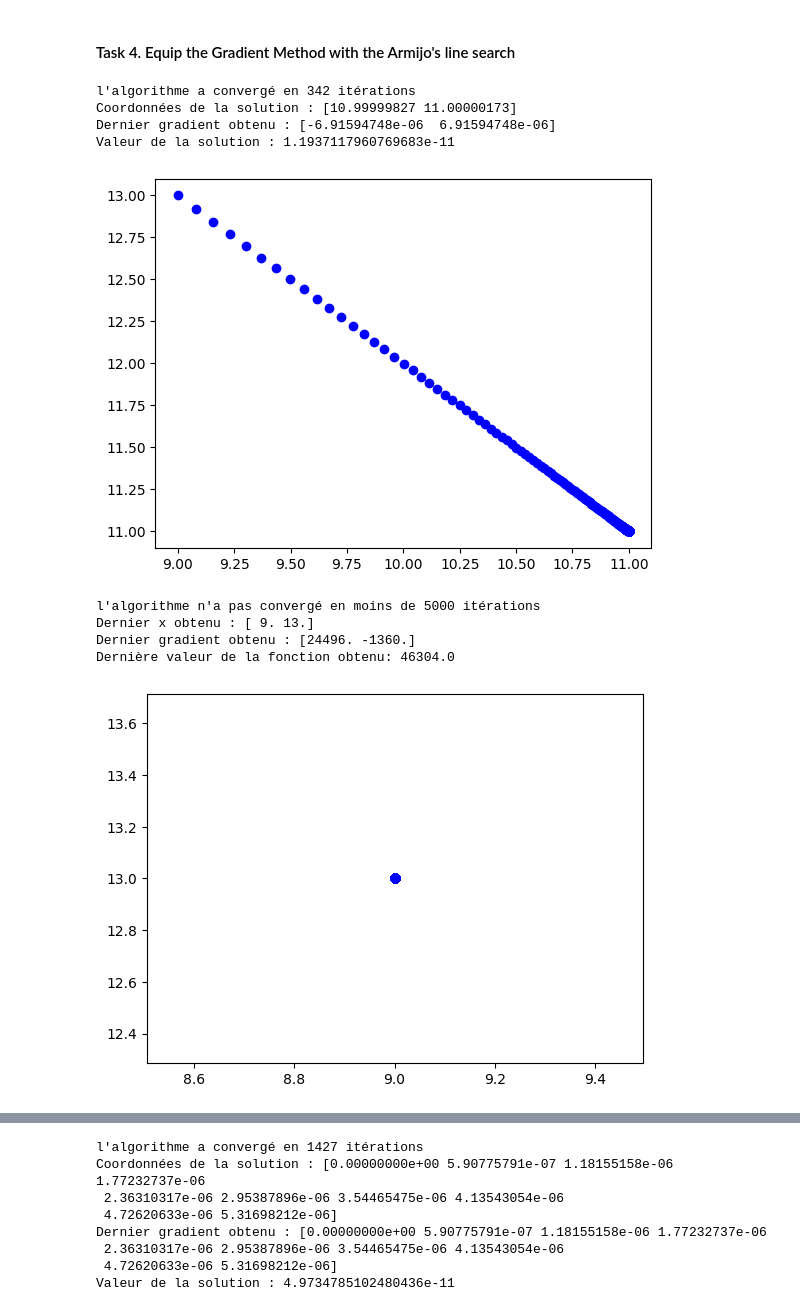
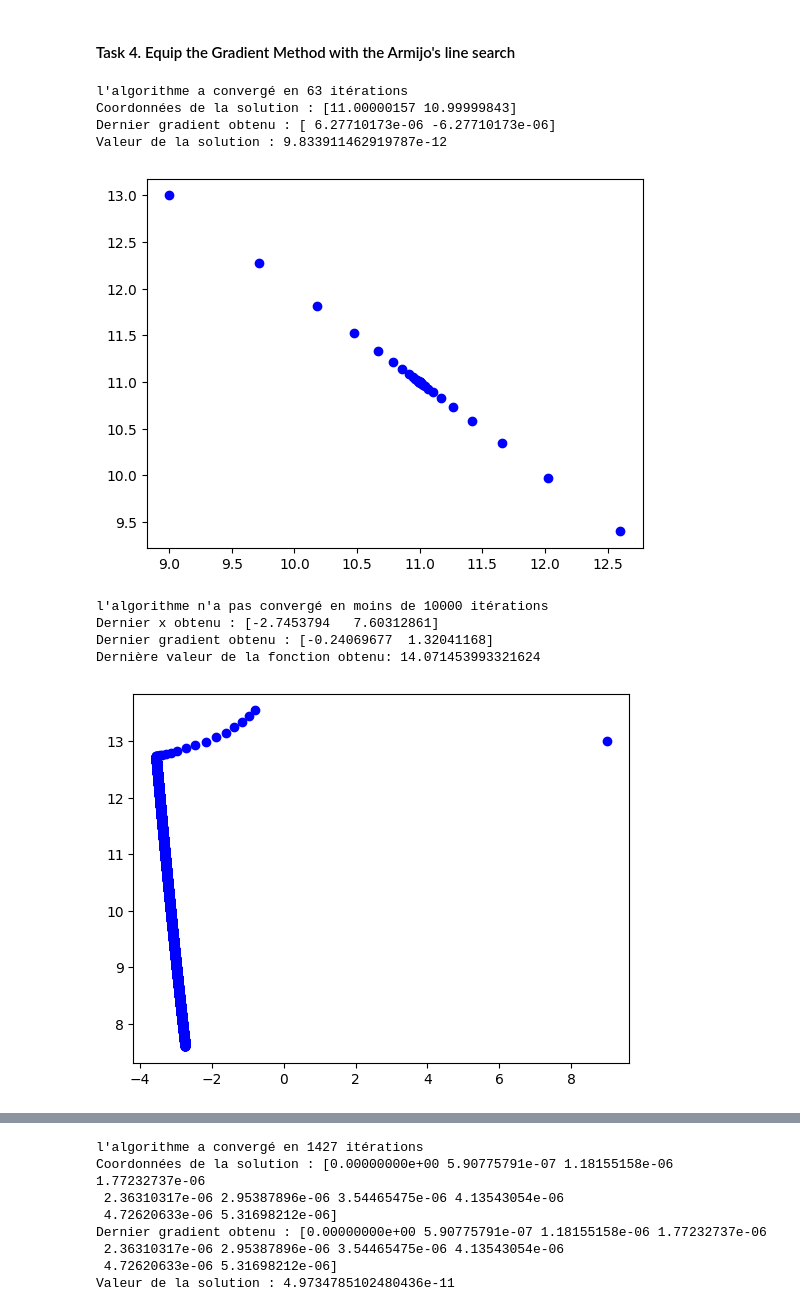
Before and after one commit to ValentinLassaigne/NLP, a Jupyter notebook: Projet_NLP.ipynb, the cells around one changed output, grey strips where cells are left out. Cells and saved outputs as stored; diff of their text form; code cells hidden in the pictures.

```diff
--- a/Projet_NLP.ipynb
+++ b/Projet_NLP.ipynb
@@ -194,9 +193,7 @@ Valeur de la solution : 4.949523126779811e-11
 # %%
 def Armijo(x, fdex, gradient, t, oracle, m1, theta):
     p=0
-    f1 = oracle(x - t*gradient,1)
-    f2 = fdex + m1 * t * np.dot(gradient,-gradient)
-    while f1 >= f2 and p<50:
+    while oracle(x - t*gradient,1) >= fdex + m1 * t * np.dot(gradient,-gradient) and p<50:
         t = theta * t
         p = p + 1
     return t
@@ -235,21 +233,21 @@ def methode_gradient_Armijo(oracle, x0, MaxIt=1000, t=0.01, tol=10e-6, m1=0.001,
     plt.show()
 # %%
 x0=np.array([9,13])
-methode_gradient_Armijo(oracle1, x0, MaxIt=1000)
+methode_gradient_Armijo(oracle1, x0, MaxIt=1000,t=0.45)
 # %% [output]
-l'algorithme a convergé en 342 itérations
-Coordonnées de la solution : [10.99999827 11.00000173]
-Dernier gradient obtenu : [-6.91594748e-06  6.91594748e-06]
-Valeur de la solution : 1.1937117960769683e-11
+l'algorithme a convergé en 63 itérations
+Coordonnées de la solution : [11.00000157 10.99999843]
+Dernier gradient obtenu : [ 6.27710173e-06 -6.27710173e-06]
+Valeur de la solution : 9.833911462919787e-12
-[figure, old version]
+[figure, new version]
 # %%
 x0=np.array([9,13])
-methode_gradient_Armijo(oracle2, x0, MaxIt=5000)
+methode_gradient_Armijo(oracle2, x0, MaxIt=10000)
 # %% [output]
-l'algorithme n'a pas convergé en moins de 5000 itérations
-Dernier x obtenu : [ 9. 13.]
-Dernier gradient obtenu : [24496. -1360.]
-Dernière valeur de la fonction obtenu: 46304.0
+l'algorithme n'a pas convergé en moins de 10000 itérations
+Dernier x obtenu : [-2.7453794   7.60312861]
+Dernier gradient obtenu : [-0.24069677  1.32041168]
+Dernière valeur de la fonction obtenu: 14.071453993321624
-[figure, old version]
+[figure, new version]
 # %%
 x0=np.array([9,13])
```
Also changed, not shown: parts of 10 cells of this notebook.
